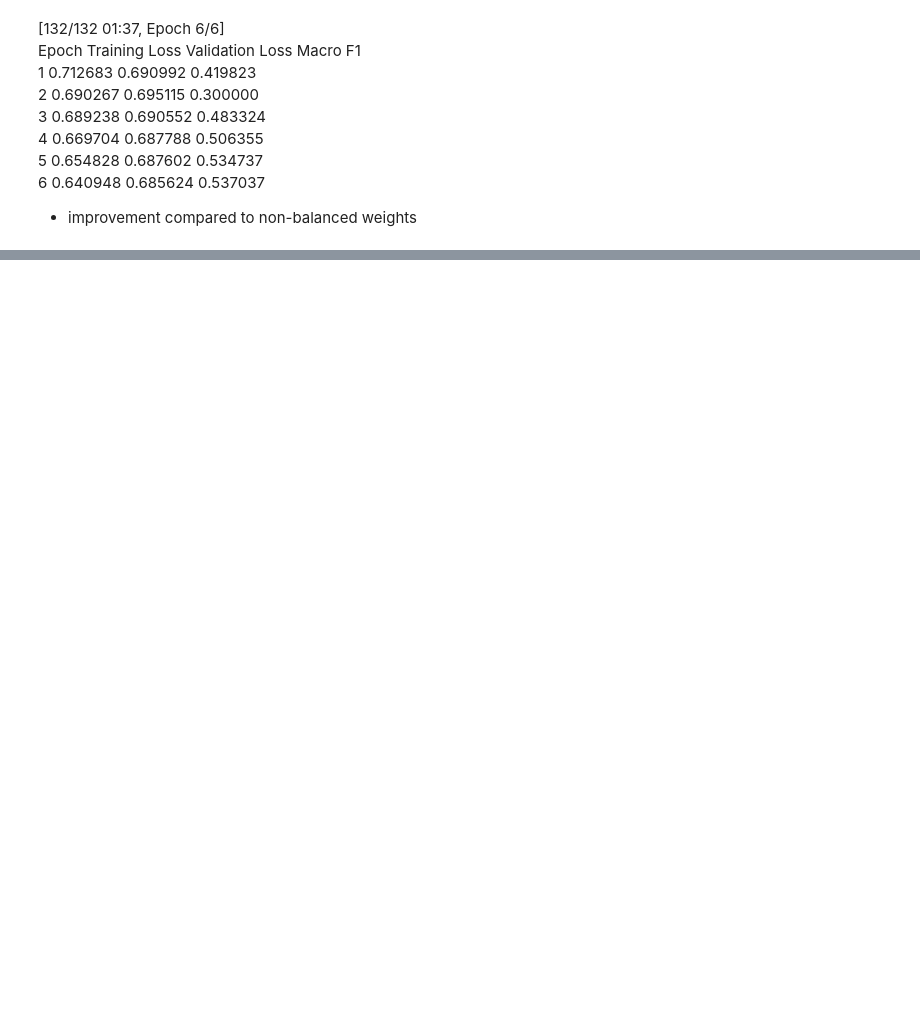
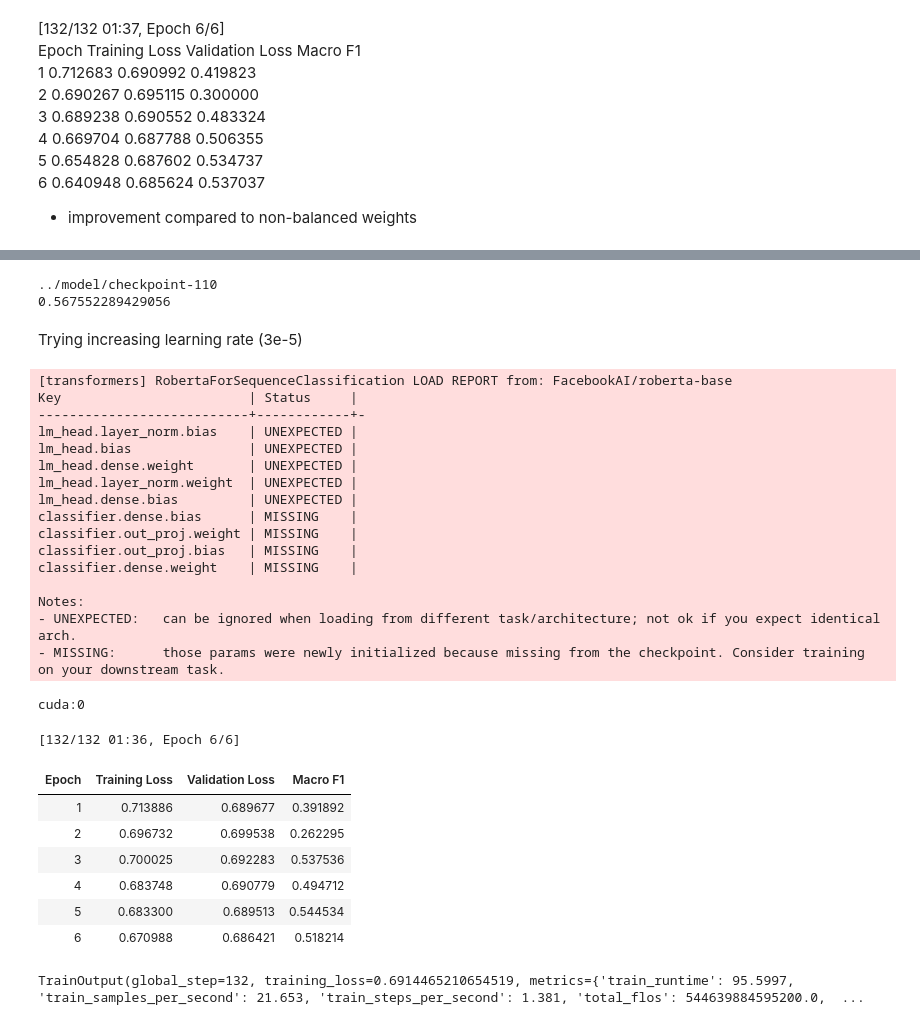
Before and after one commit to elisabeihofer-boop/ml2-final-project, a Jupyter notebook: notebooks/roberta.ipynb, the cells around one changed output, grey strips where cells are left out. Cells and saved outputs as stored; diff of their text form; code cells hidden in the pictures; blank space fills up the shorter version.

```diff
--- a/notebooks/roberta.ipynb
+++ b/notebooks/roberta.ipynb
@@ -529,0 +640,8 @@ trainer.save_model("../model/roberta_weighted")
+# %%
+# checking that it saved the best checkpoint
+
+'''print(trainer.state.best_model_checkpoint)
+print(trainer.state.best_metric)'''
+# %% [output]
+../model/checkpoint-110
+0.567552289429056
@@ -529,0 +652,69 @@ trainer.save_model("../model/roberta_weighted")
+# %% [markdown]
+Trying increasing learning rate (3e-5)
+# %%
+set_seed(42)
+
+model = AutoModelForSequenceClassification.from_pretrained(
+    "FacebookAI/roberta-base",
+    num_labels=2,
+    id2label=id2label,
+    label2id=label2id
+)
+
+training_args = TrainingArguments(
+    output_dir="../model",
+    learning_rate=3e-5,
+    per_device_train_batch_size=16,
+    per_device_eval_batch_size=16,
+    num_train_epochs=6,
+    weight_decay=0.01,
+    eval_strategy="epoch",
+    save_strategy="epoch",
+    logging_strategy="epoch",
+    metric_for_best_model="macro_f1",
+    greater_is_better=True,
+    load_best_model_at_end=True,
+    seed=42,
+    data_seed=42,
+)
+
+trainer = WeightedTrainer(
+    model=model,
+    args=training_args,
+    train_dataset=train_dataset,
+    eval_dataset=valid_dataset,
+    processing_class=tokenizer,
+    data_collator=data_collator,
+    compute_metrics=compute_metrics,
+)
+
+print(trainer.args.device)
+
+trainer.train()
+# %% [output]
+[transformers] RobertaForSequenceClassification LOAD REPORT from: FacebookAI/roberta-base
+Key                        | Status     |
+---------------------------+------------+-
+lm_head.layer_norm.bias    | UNEXPECTED |
+lm_head.bias               | UNEXPECTED |
+lm_head.dense.weight       | UNEXPECTED |
+lm_head.layer_norm.weight  | UNEXPECTED |
+lm_head.dense.bias         | UNEXPECTED |
+classifier.dense.bias      | MISSING    |
+classifier.out_proj.weight | MISSING    |
+classifier.out_proj.bias   | MISSING    |
+classifier.dense.weight    | MISSING    |
+
+Notes:
+- UNEXPECTED:   can be ignored when loading from different task/architecture; not ok if you expect identical arch.
+- MISSING:      those params were newly initialized because missing from the checkpoint. Consider training on your downstream task.
+cuda:0
+[132/132 01:36, Epoch 6/6]
+| Epoch | Training Loss | Validation Loss | Macro F1 |
+| 1 | 0.713886 | 0.689677 | 0.391892 |
+| 2 | 0.696732 | 0.699538 | 0.262295 |
+| 3 | 0.700025 | 0.692283 | 0.537536 |
+| 4 | 0.683748 | 0.690779 | 0.494712 |
+| 5 | 0.683300 | 0.689513 | 0.544534 |
+| 6 | 0.670988 | 0.686421 | 0.518214 |
+TrainOutput(global_step=132, training_loss=0.6914465210654519, metrics={'train_runtime': 95.5997, 'train_samples_per_second': 21.653, 'train_steps_per_second': 1.381, 'total_flos': 544639884595200.0,  ...
```
Also changed, not shown: parts of 27 cells of this notebook.
